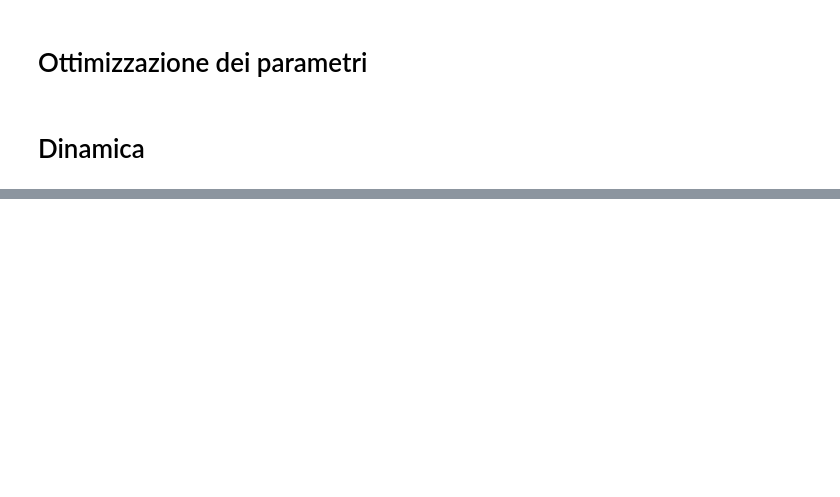
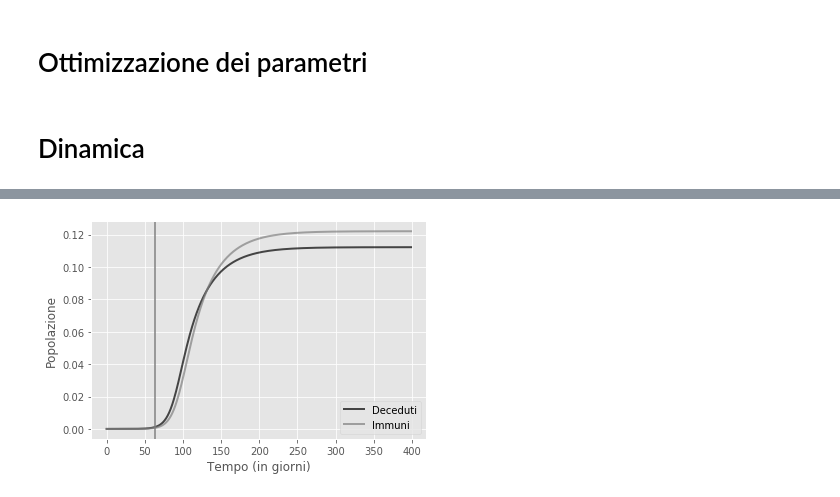
Before and after one commit to LorenzoMauri/ODE-and-GA-algorithms-covid19-applications, a Jupyter notebook: Editing.ipynb, the cells around one changed output, grey strips where cells are left out. Saved outputs shown, nothing was run; the diff lists cells and outputs as text; code cells hidden in the pictures; blank space fills up the shorter version.

```diff
--- a/Editing.ipynb
+++ b/Editing.ipynb
@@ -141,0 +143,4 @@ plt.show()
+# %%
+grafico_multi(['Deceduti','Immuni'])
+# %% [output]
+[figure, added]
```
Also changed, not shown: parts of 9 cells of this notebook.
